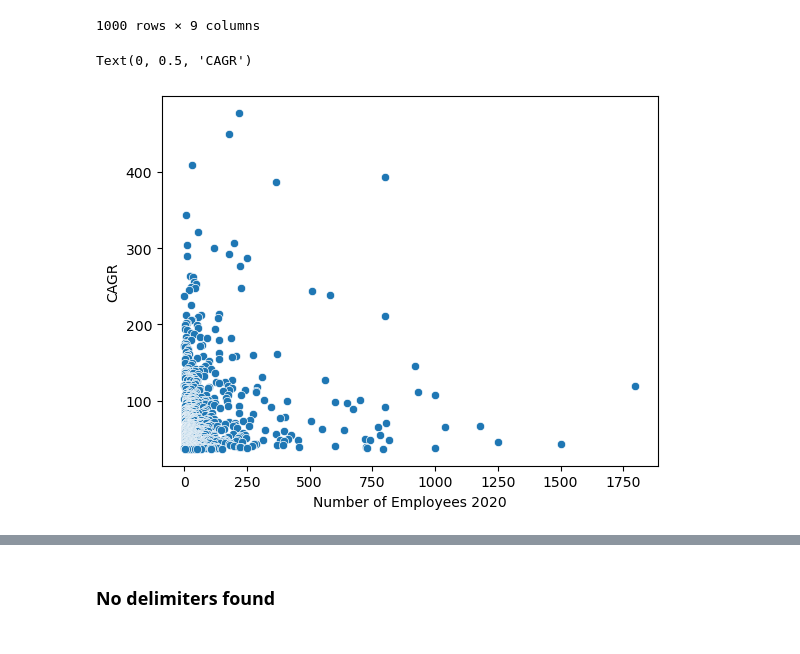
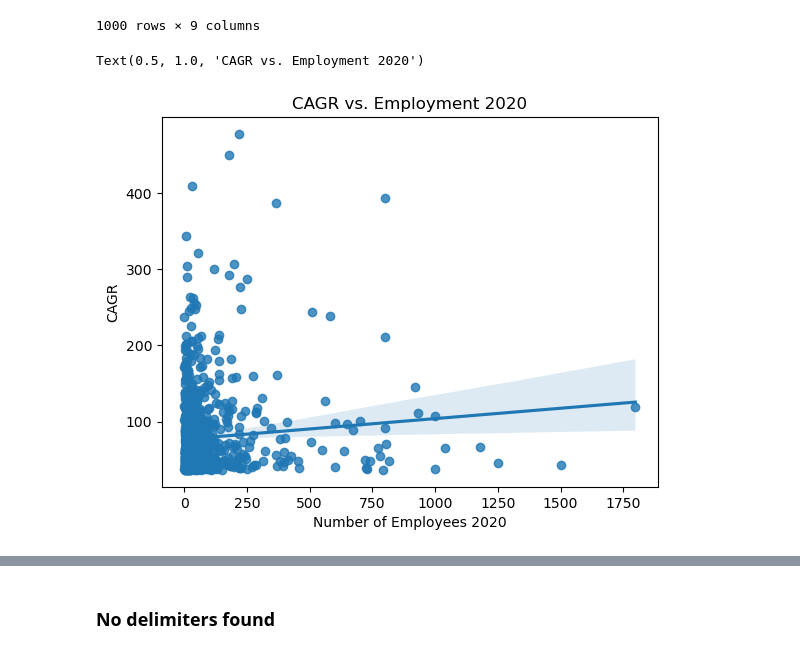
Before and after one commit to ubco-W2022T2-data301/project-group43, a Jupyter notebook: analysis/analysis2.ipynb, the cells around one changed output, grey strips where cells are left out. Saved outputs shown, nothing was run; the diff lists cells and outputs as text; code cells hidden in the pictures.

```diff
--- a/analysis/analysis2.ipynb
+++ b/analysis/analysis2.ipynb
@@ -54,9 +54,10 @@ df
 | 999 | 1000 | Laca Trade | Property | 36.55 | 24741510 | 9717860 | 5 | 5 | ... |
 1000 rows × 9 columns
 # %%
-sns.scatterplot(x='Employees2020',y='CAGR',data=df)
+sns.regplot(x='Employees2020', y='CAGR', data=df)
 plt.xlabel('Number of Employees 2020')
 plt.ylabel('CAGR')
+plt.title('CAGR vs. Employment 2020')
 # %% [output]
-Text(0, 0.5, 'CAGR')
+Text(0.5, 1.0, 'CAGR vs. Employment 2020')
-[figure, old version]
+[figure, new version]
```
Also changed, not shown: parts of 18 cells of this notebook, 9 other files.
